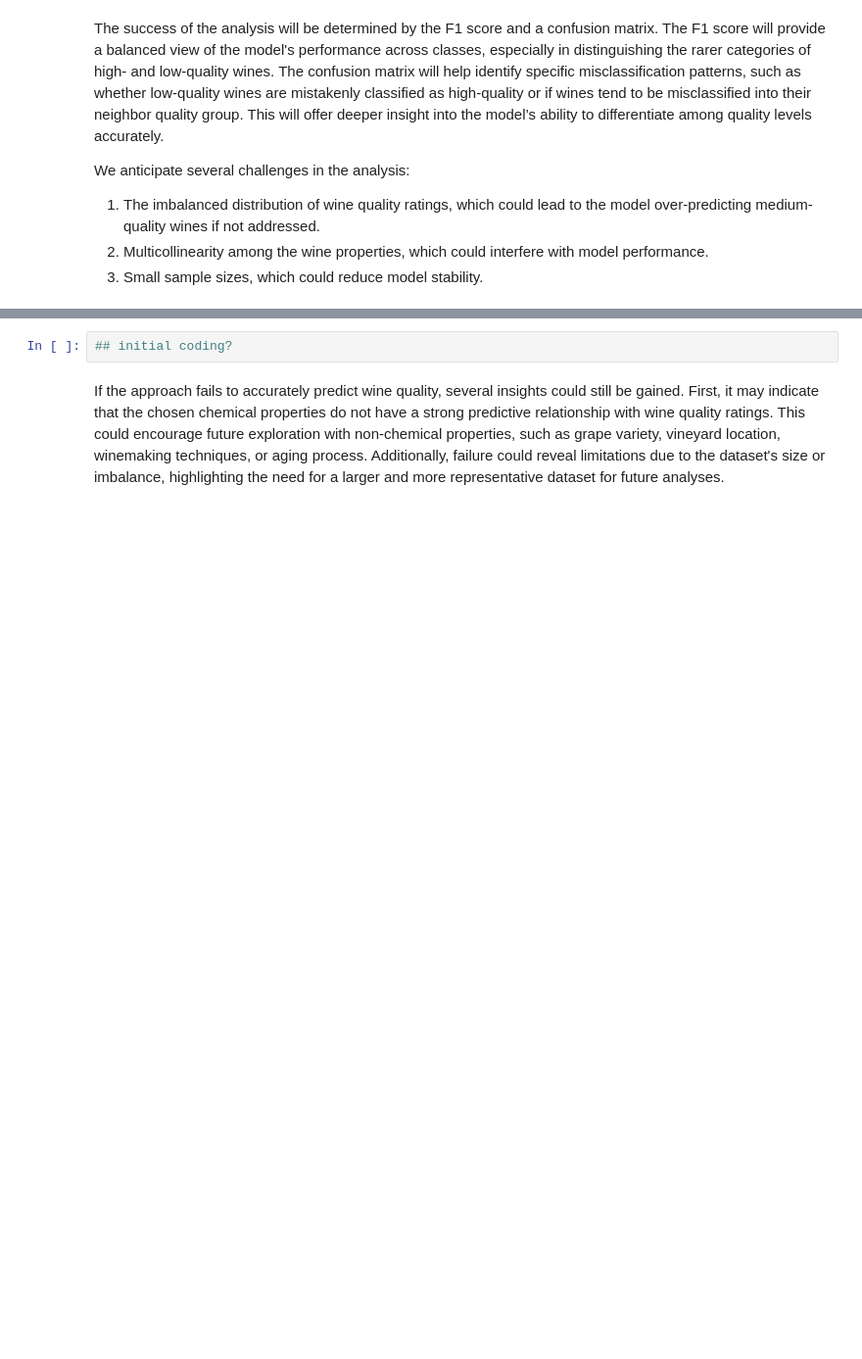
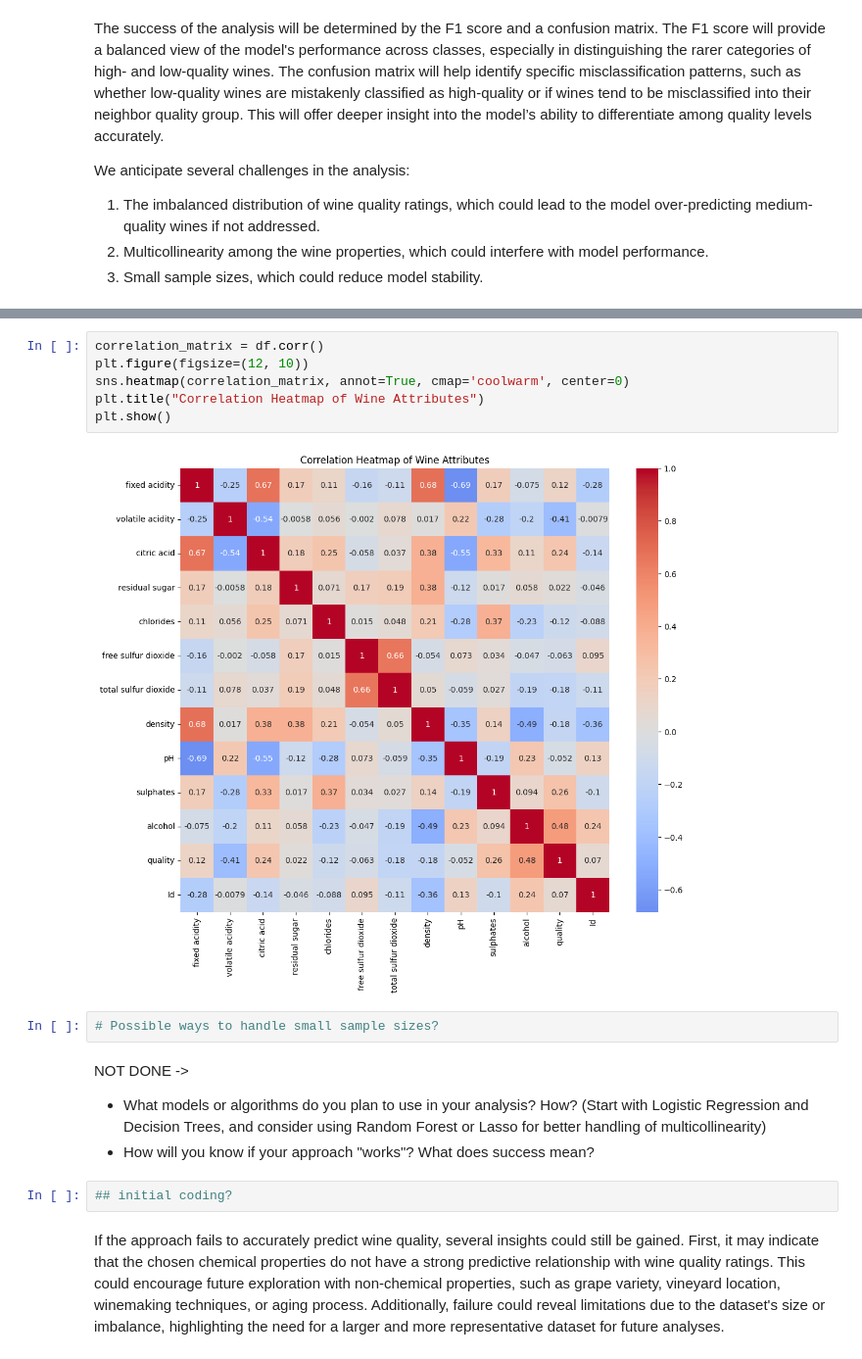
Before and after one commit to JinMizar/ds3001_final_project, a Jupyter notebook: Pre_Analysis_Plan.ipynb, the cells around one changed output, grey strips where cells are left out. Shown at 98% size. Drawn from its saved outputs; the diff is of its cells as text; blank space fills up the shorter version.

```diff
--- a/Pre_Analysis_Plan.ipynb
+++ b/Pre_Analysis_Plan.ipynb
@@ -38,3 +105,18 @@ any other ideas?
+# %%
+correlation_matrix = df.corr()
+plt.figure(figsize=(12, 10))
+sns.heatmap(correlation_matrix, annot=True, cmap='coolwarm', center=0)
+plt.title("Correlation Heatmap of Wine Attributes")
+plt.show()
+# %% [output]
+[figure, added]
+# %%
+# Possible ways to handle small sample sizes?
+# %% [markdown]
+NOT DONE ->
+
+- What models or algorithms do you plan to use in your analysis? How? (Start with Logistic Regression and Decision Trees, and consider using Random Forest or Lasso for better handling of multicollinearity)
+- How will you know if your approach "works"? What does success mean?
 # %%
 ## initial coding?
 # %% [markdown]
```
Also changed, not shown: parts of 9 cells of this notebook.
